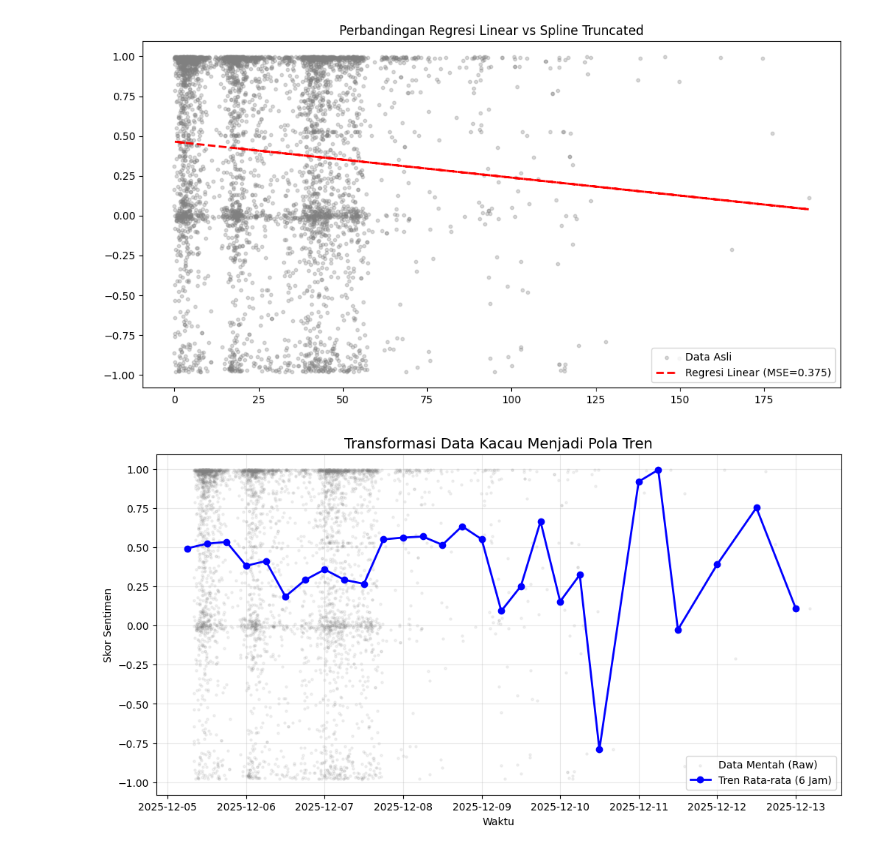
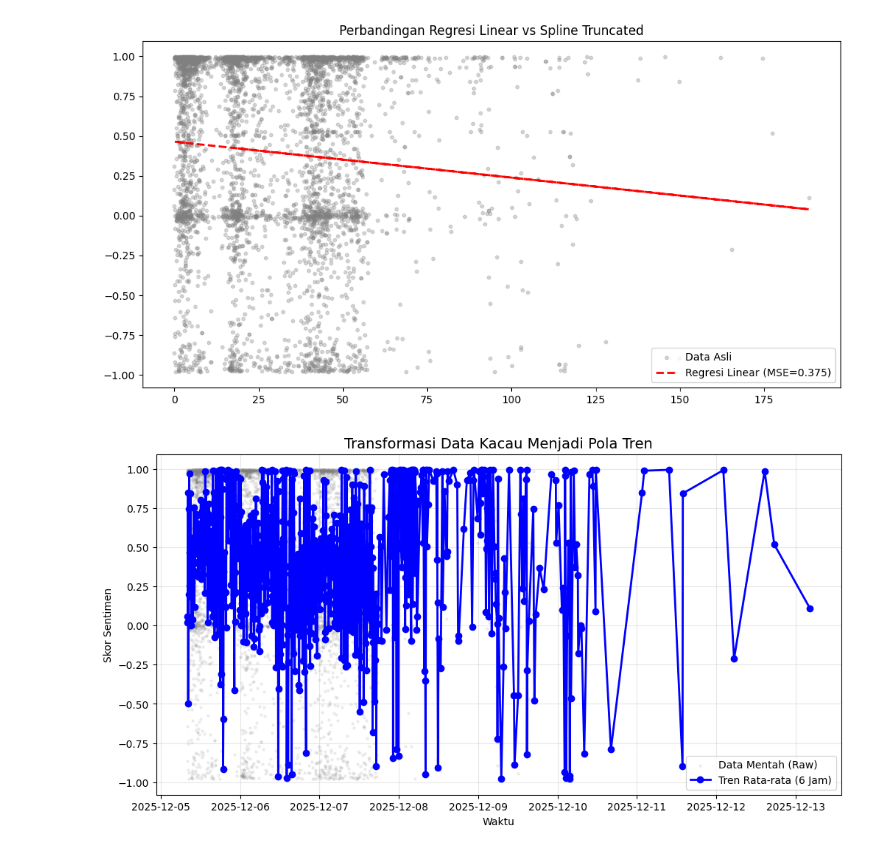
Before and after one commit to YehezkielG/sentiment-spline-truncated-bencana-banjir, a Jupyter notebook: analysis.ipynb, the cells around one changed output. Saved outputs shown, nothing was run; the diff lists cells and outputs as text; code cells hidden in the pictures.

```diff
--- a/analysis.ipynb
+++ b/analysis.ipynb
@@ -144,35 +144,35 @@ df['datetime'] = pd.to_datetime(df['createTime'], unit='s')
 # 3. Lakukan RESAMPLING (Pengelompokan) hanya pada kolom numerik yang relevan
 # Kita hitung rata-rata sentimen setiap 6 jam ('6H')
 df_resampled = (
 	df.set_index('datetime')
-	  .resample('6H')['sentiment_score']
+	  .resample('5T')['sentiment_score']
 	  .mean()
 	  .reset_index()
 )
 
 # Hapus data kosong (misal jam 3 pagi gak ada yg komen)
 df_resampled = df_resampled.dropna(subset=['sentiment_score'])
 
 # 4. Visualisasi Data yang Sudah "Dihaluskan"
 plt.figure(figsize=(12, 6))
 
 # Plot Data Asli (Titik Kecil Transparan) - Biar dosen tau aslinya kacau
 plt.scatter(df['datetime'], df['sentiment_score'], alpha=0.1, color='gray', s=5, label='Data Mentah (Raw)')
 
 # Plot Data Rata-rata (Garis Tegas) - Ini POLA yang dicari Spline nanti
 plt.plot(df_resampled['datetime'], df_resampled['sentiment_score'], color='blue', linewidth=2, marker='o', label='Tren Rata-rata (6 Jam)')
 
 plt.title('Transformasi Data Kacau Menjadi Pola Tren', fontsize=14)
 plt.xlabel('Waktu')
 plt.ylabel('Skor Sentimen')
 plt.legend()
 plt.grid(True, alpha=0.3)
 plt.show()
 
 # Simpan data yang sudah rapi ini buat dihitung pakai Spline
 df_resampled.to_csv("data_siap_spline_bersih.csv", index=False)
 # %% [output]
-[figure, old version]
+[figure, new version]
 # %%
 # 1. Load Data Bersih Kamu
 df = pd.read_csv("data_siap_spline_bersih.csv")
```
Also changed, not shown: parts of 4 cells of this notebook.
